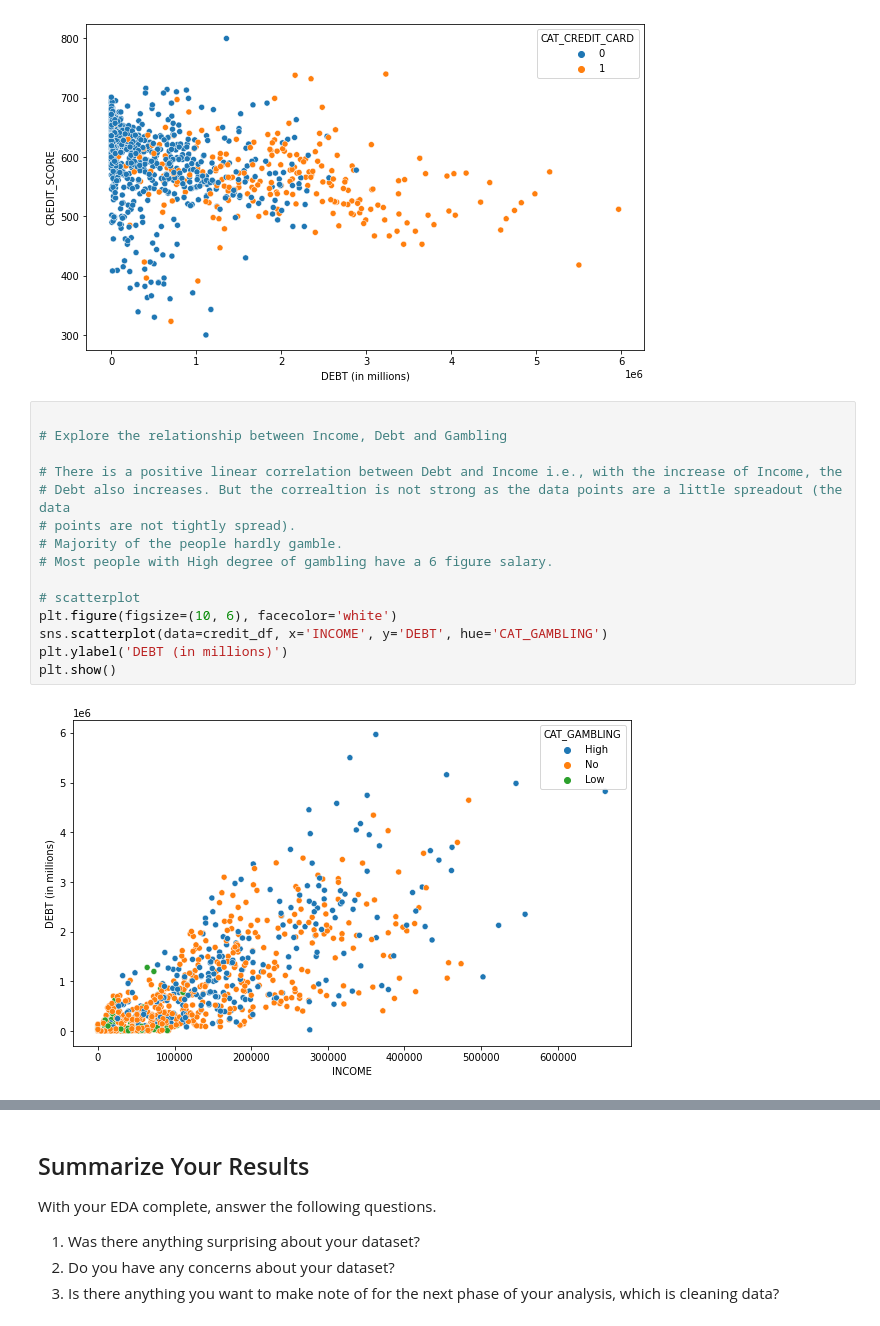
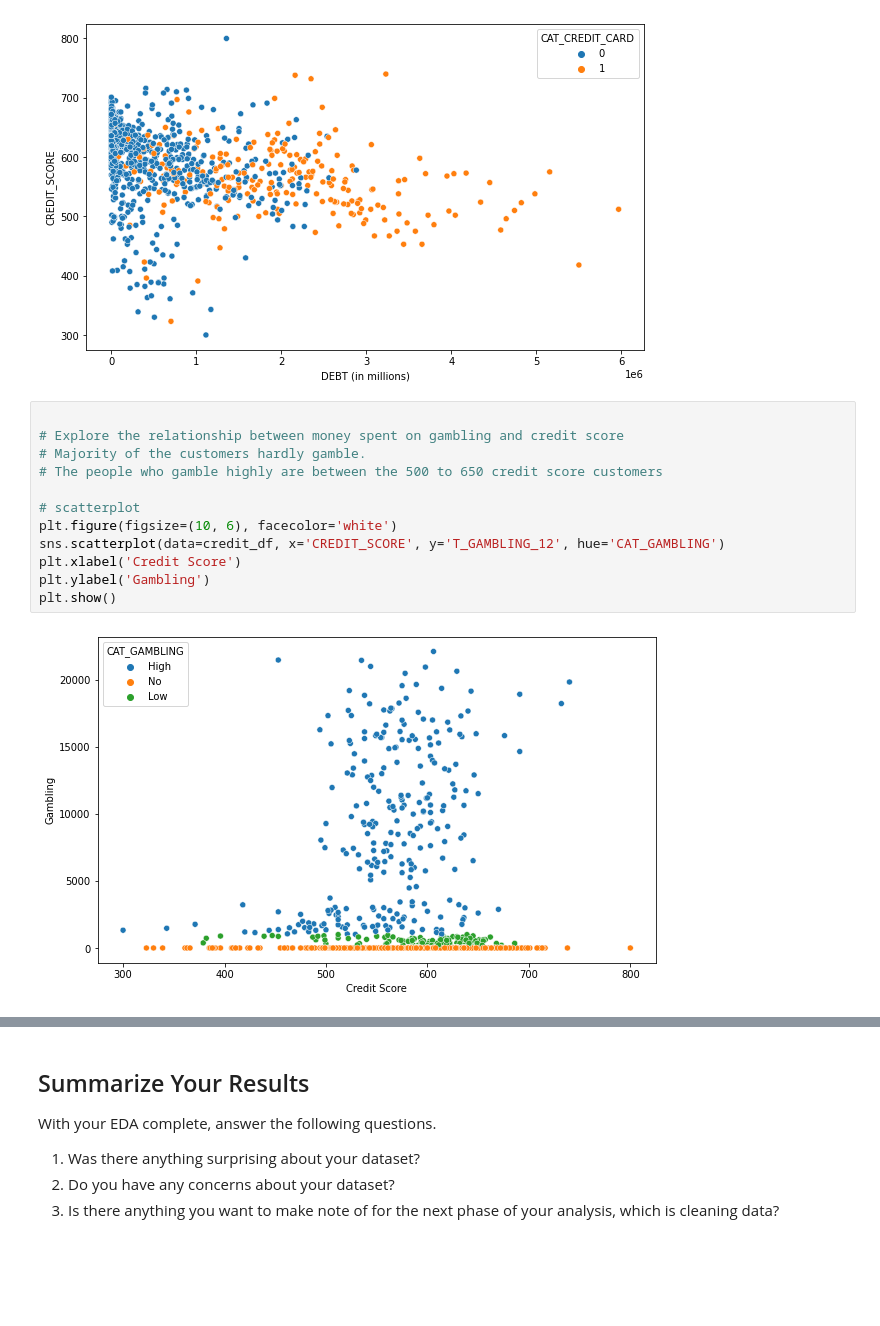
Before and after one commit to LSHAlluri/eda-checkpoint, a Jupyter notebook: checkpoint-two.ipynb, the cells around one changed output, grey strips where cells are left out. Cells and saved outputs as stored; diff of their text form; blank space fills up the shorter version.

```diff
--- a/checkpoint-two.ipynb
+++ b/checkpoint-two.ipynb
@@ -509,21 +491,18 @@ plt.show()
 # Debt most people dont use credit cards.
 # %% [output]
 [figure]
-# %%
-
-# Explore the relationship between Income, Debt and Gambling
-
-# There is a positive linear correlation between Debt and Income i.e., with the increase of Income, the
-# Debt also increases. But the correaltion is not strong as the data points are a little spreadout (the data
-# points are not tightly spread).
-# Majority of the people hardly gamble.
-# Most people with High degree of gambling have a 6 figure salary.
-
-# scatterplot
-plt.figure(figsize=(10, 6), facecolor='white')
-sns.scatterplot(data=credit_df, x='INCOME', y='DEBT', hue='CAT_GAMBLING')
-plt.ylabel('DEBT (in millions)')
-plt.show()
-# %% [output]
-[figure, removed]
+# %%
+
+# Explore the relationship between money spent on gambling and credit score
+# Majority of the customers hardly gamble.
+# The people who gamble highly are between the 500 to 650 credit score customers
+
+# scatterplot
+plt.figure(figsize=(10, 6), facecolor='white')
+sns.scatterplot(data=credit_df, x='CREDIT_SCORE', y='T_GAMBLING_12', hue='CAT_GAMBLING')
+plt.xlabel('Credit Score')
+plt.ylabel('Gambling')
+plt.show()
+# %% [output]
+[figure, added]
 # %%
```
Also changed, not shown: parts of 8 cells of this notebook.
